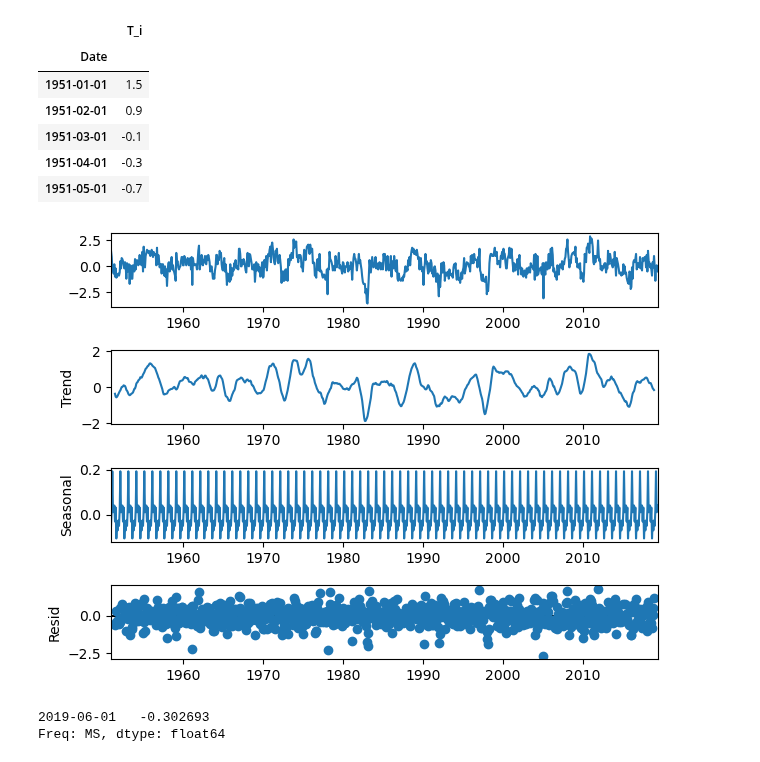
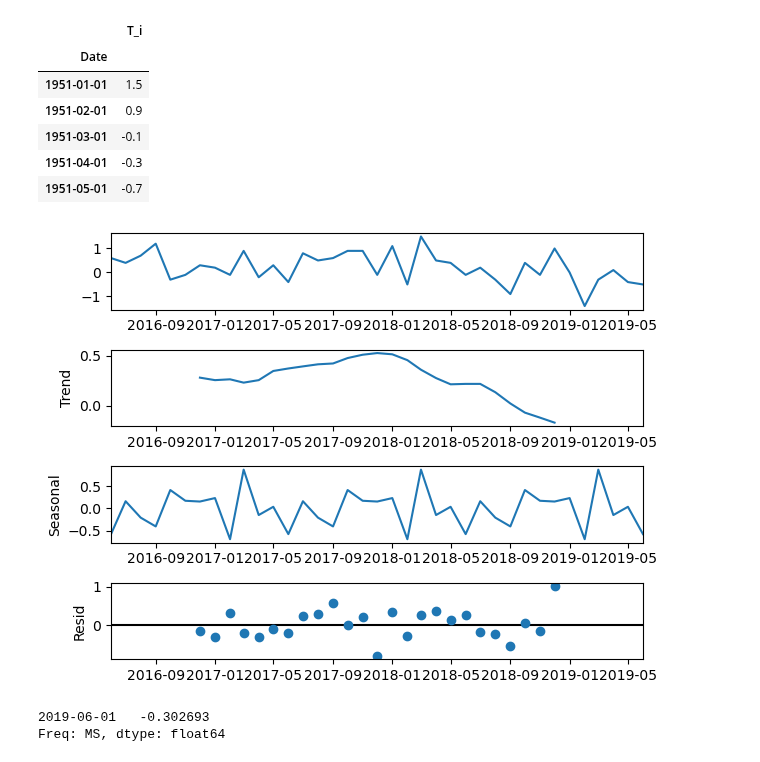
Before and after one commit to hoittoken/Python, a Jupyter notebook: Py/Math&ML/math&ml-12 timeline/Exp_AR_TS.ipynb, the cells around one changed output. Drawn from its saved outputs; the diff is of its cells as text; code cells hidden in the pictures.

```diff
--- a/Py/Math&ML/math&ml-12 timeline/Exp_AR_TS.ipynb
+++ b/Py/Math&ML/math&ml-12 timeline/Exp_AR_TS.ipynb
@@ -18,11 +18,11 @@ df.head()
 | 1951-04-01 | -0.3 |
 | 1951-05-01 | -0.7 |
 # %%
-decomposition = seasonal_decompose(df, model='additive')
+decomposition = seasonal_decompose(df.iloc[785:], model='additive')
 decomposition.plot()
 pyplot.show() # любуемся результатом
 # %% [output]
-[figure, old version]
+[figure, new version]
 # %%
 test_df = df.iloc[-1]
 train_df = df.iloc[:-1]
```
Also changed, not shown: parts of 1 cell of this notebook, 12 other files.
